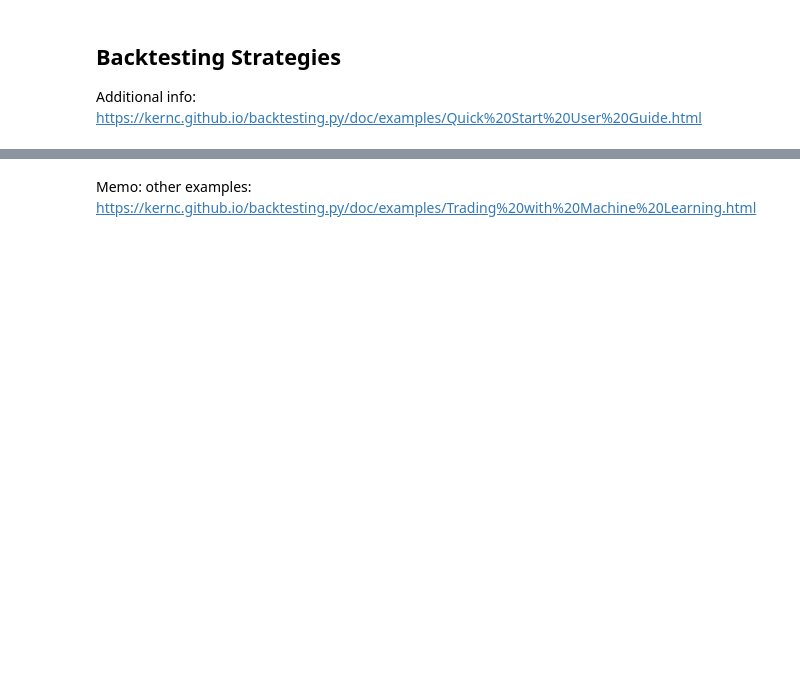
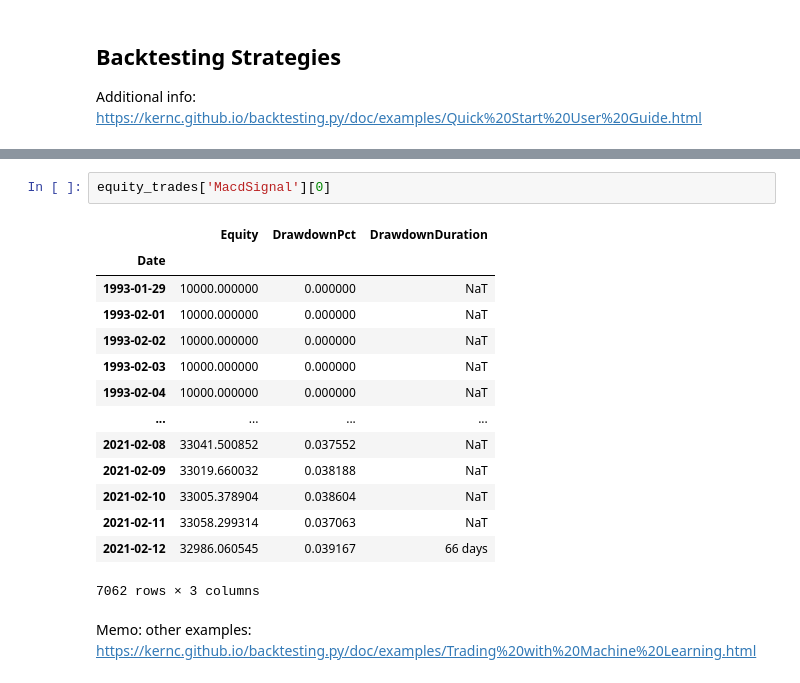
Before and after one commit to evelynyou/capstone_indicators, a Jupyter notebook: productionize.ipynb, the cells around one changed output, grey strips where cells are left out. Cells and saved outputs as stored; diff of their text form; blank space fills up the shorter version.

```diff
--- a/playground_EY.ipynb
+++ b/productionize.ipynb
@@ -472,3 +532,20 @@ stats['_equity_curve']
+# %%
+equity_trades['MacdSignal'][0]
+# %% [output]
+|  | Equity | DrawdownPct | DrawdownDuration |
+| Date |  |  |  |
+| 1993-01-29 | 10000.000000 | 0.000000 | NaT |
+| 1993-02-01 | 10000.000000 | 0.000000 | NaT |
+| 1993-02-02 | 10000.000000 | 0.000000 | NaT |
+| 1993-02-03 | 10000.000000 | 0.000000 | NaT |
+| 1993-02-04 | 10000.000000 | 0.000000 | NaT |
+| ... | ... | ... | ... |
+| 2021-02-08 | 33041.500852 | 0.037552 | NaT |
+| 2021-02-09 | 33019.660032 | 0.038188 | NaT |
+| 2021-02-10 | 33005.378904 | 0.038604 | NaT |
+| 2021-02-11 | 33058.299314 | 0.037063 | NaT |
+| 2021-02-12 | 32986.060545 | 0.039167 | 66 days |
+7062 rows × 3 columns
 # %% [markdown]
 Memo: other examples: https://kernc.github.io/backtesting.py/doc/examples/Trading%20with%20Machine%20Learning.html
 # %% [markdown]
```
Also changed, not shown: parts of 9 cells of this notebook, 8 other files.
